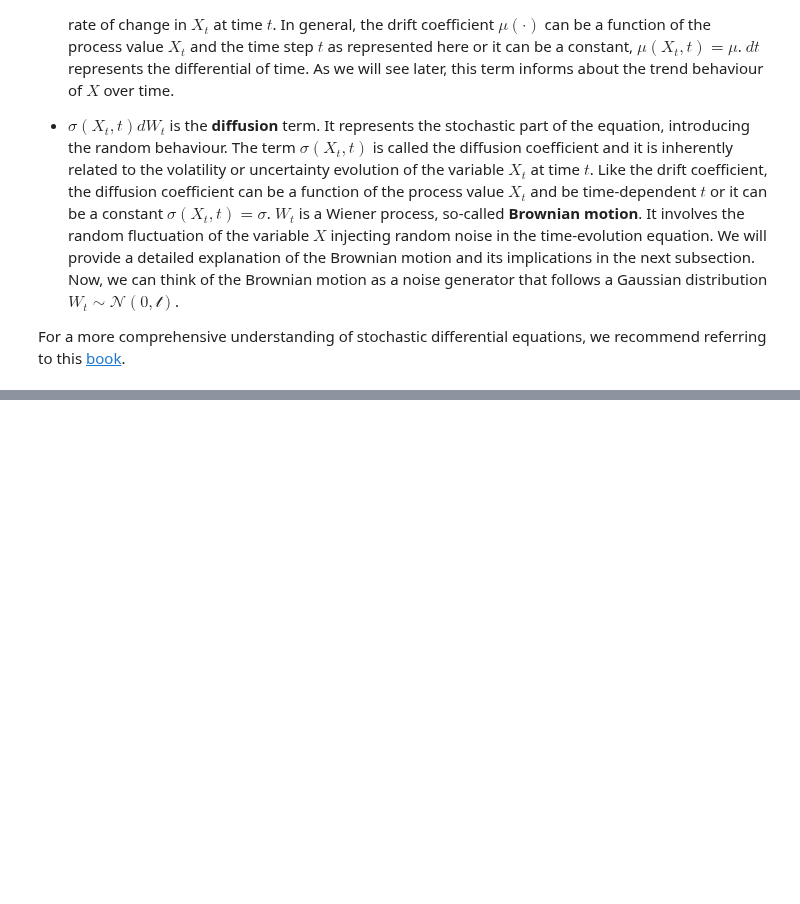
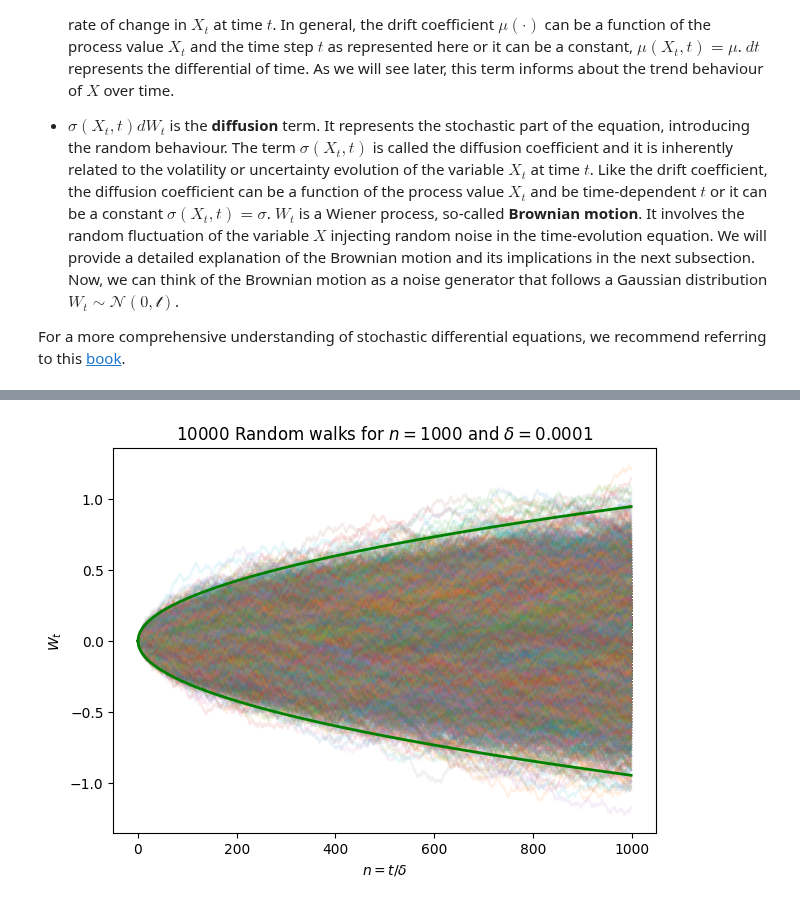
Before and after one commit to ImperialCollegeLondon/ReCoDe-Euler-Maruyama, a Jupyter notebook: notebooks/3.- Euler-Maruyama method.ipynb, the cells around one changed output, grey strips where cells are left out. Saved outputs shown, nothing was run; the diff lists cells and outputs as text; code cells hidden in the pictures; blank space fills up the shorter version.

```diff
--- a/notebooks/3.- Euler-Maruyama method.ipynb
+++ b/notebooks/3.- Euler-Maruyama method.ipynb
@@ -208,0 +211,16 @@ We can observe, how for each time step $t$, the samples obtained from the random
+# %%
+fig, ax = plt.subplots(figsize=(7, 5))
+ax.plot(multiple_10000_w_t, alpha=.1)
+ax.set_xlabel(r"$n=t/\delta$")
+ax.set_ylabel(r"$W_t$")
+ax.set_title(f"10000 Random walks for $n=1000$ and $\delta=0.0001$")
+
+# Since at every time step, t, W_t follows N(0, t), the standard deviation at t=n*delta is sqrt(t) = sqrt(n*delta)
+std = np.sqrt(np.arange(0, 1_000) * delta)
+
+ax.plot(3*std, color="green", lw=2)
+ax.plot(-3*std, color="green", lw=2)
+
+plt.show()
+# %% [output]
+[figure, added]
```
Also changed, not shown: parts of 18 cells of this notebook.
